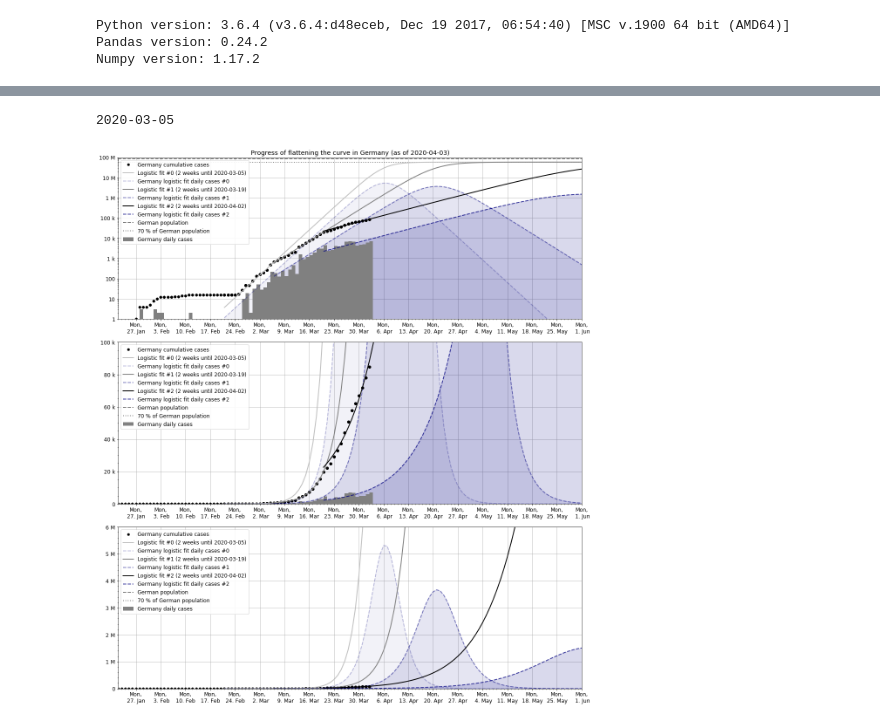
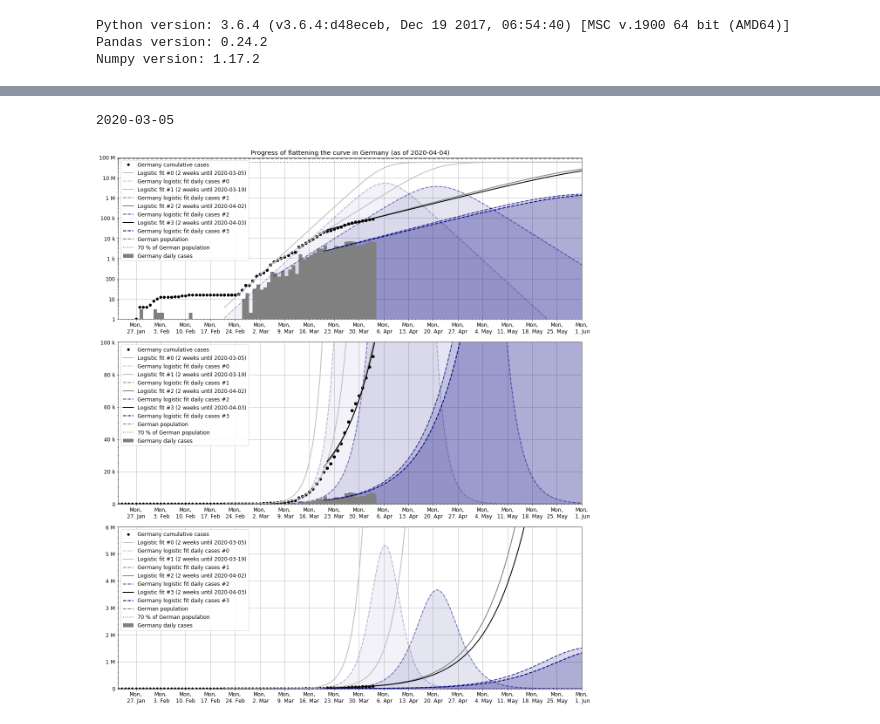
Before and after one commit to Maltev-git/Covid19-plots, a Jupyter notebook: Covid-19 predictions.ipynb, the cells around one changed output, grey strips where cells are left out. Saved outputs shown, nothing was run; the diff lists cells and outputs as text; code cells hidden in the pictures.

```diff
--- a/Covid-19 predictions.ipynb
+++ b/Covid-19 predictions.ipynb
@@ -1238,8 +1234,8 @@ x_pred_duration_dates = pd.date_range('2020-01-22', periods=pred_duration, freq=
 pred_range_de = slice(pred_duration, None)
 
 # fit exponential and logistic functions to all regions
-regions = ["Germany", "Germany", "Germany"]
-regions_lc = [lc11, lc12, lc10, lc10]
+regions = ["Germany", "Germany", "Germany", "Germany"]
+regions_lc = [lc11, lc11, lc12, lc10]
 regions_fit_ranges = [slice(30, 44), slice(44, 58), slice(58, 72), slice(-14, None)]
 regions_x_pred_plot_ranges = [slice(data_df["#"][item][0], None) for item in regions_fit_ranges]
 exp_params = []
@@ -1335,31 +1331,31 @@ for i, region in enumerate(regions):
 
 ax.hlines(y=population_de, xmin=xmin, xmax=xmax, linestyles='--', alpha=0.5, **lc10, label="German population")
 ax.hlines(y=population_de * 0.7, xmin=xmin, xmax=xmax, linestyles=':', alpha=0.5, **lc10, label="70 % of German population")
 
 # settings
 ax.set_xlim(xmin, xmax)
 ax.set_ylim(1, 6e6)
 #ax.set_xlabel("x")
 #ax.set_ylabel("y")
 #ax.set_title("My")
 #ax.set_xscale('log')
 #ax.set_yscale('log')
 
 # general settings
 for ax in axes:
     ax.minorticks_on()
     ax.xaxis.set_major_locator(weeks)
     ax.xaxis.set_minor_locator(days)
     ax.xaxis.set_major_formatter(mdates.DateFormatter("%a,\n%e. %b"))
     ax.yaxis.set_major_formatter(EngFormatter(unit=''))
     ax.grid(True)
     ax.legend(loc='upper left') # fontsize='small'
 
 
 # show and save
 plt.tight_layout()
 plt.show()
 fig.savefig("plots/plot_covid19_timeseries_change_de.png")
 # %% [output]
 2020-03-05
-[figure, old version]
+[figure, new version]
```
Also changed, not shown: parts of 9 cells of this notebook, 19 other files.
